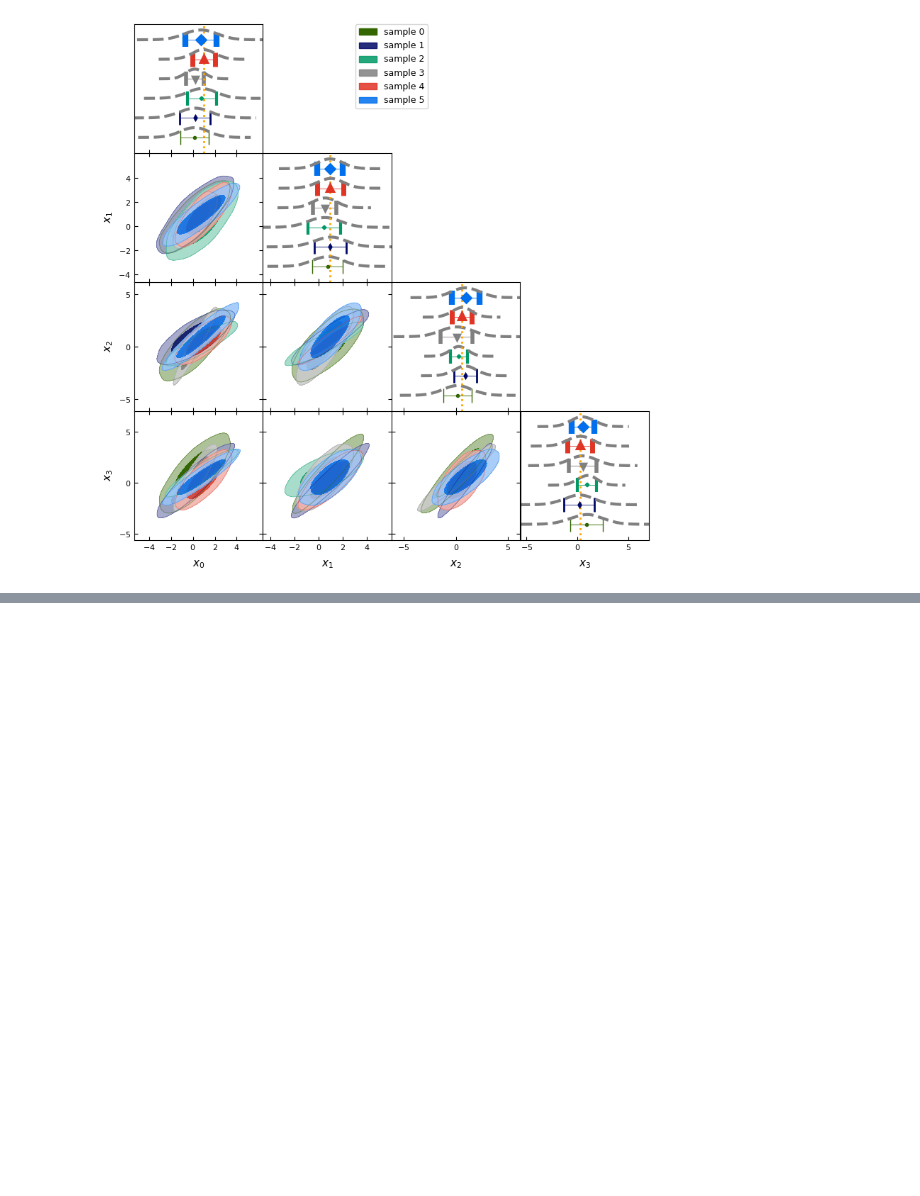
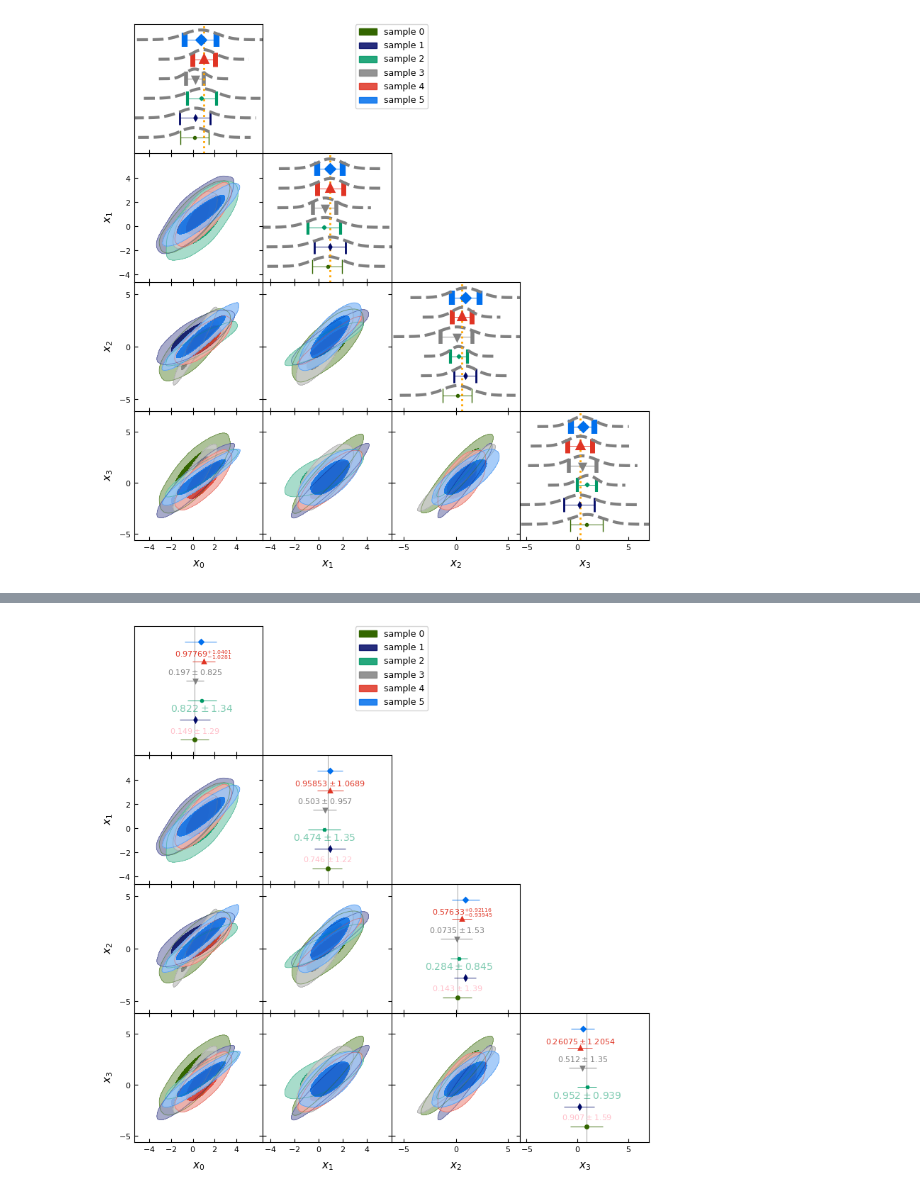
Before and after one commit to benabed/some_jupyter, a Jupyter notebook: wriangle_plot_example.ipynb, the cells around one changed output, grey strips where cells are left out. Saved outputs shown, nothing was run; the diff lists cells and outputs as text; code cells hidden in the pictures; blank space fills up the shorter version.

```diff
--- a/wriangle_plot_example.ipynb
+++ b/wriangle_plot_example.ipynb
@@ -70,0 +79,22 @@ g.triangle_plot(samples, filled=True, legend_labels = ["sample %d"%i for i in ra
+# %%
+# add mean and error
+# Do not print the second and last value
+# The first value has a special color (pink) the other one have the same color as the whisker
+# Default padding from the whisker is .2. Add more space for the first and 4th,
+# and give a negative padding for the third value so that it appears below the whisker, and set its alpha to .5
+# pick a larger font size for the thrid value
+# default is to merge the two limits if their difference is < mean(top+bottom)/10
+# change the precision for the 5th value to mean(top+bottom)/100, and use 5 significative digits
+
+g.triangle_plot(samples, filled=True, legend_labels = ["sample %d"%i for i in range(len(samples))],
+                diag1d_kwargs={"whisker":True,
+                               "whisker_ref":0,"whisker_ref_lw":.5,"whisker_ref_color":"k","whisker_ref_alpha":.5,
+                               "whisker_capsize":0,"whisker_mew":2,"whisker_marker":["o","d","x","v","^","D"],
+                               "whisker_print_mean":[True,False,True,True,True,False],"whisker_print_mean_color":["pink"],
+                               "whisker_print_mean_pad":[.3,None,-.6,.3],
+                               "whisker_print_mean_fontsize":[None,None,10],
+                               "whisker_print_mean_precision":[None, None,None,None,100],
+                               "whisker_print_mean_ndigits":[None, None,None,None,5],
+                               "whisker_print_mean_alpha":[None,None,.5]})
+# %% [output]
+[figure, added]
```
Also changed, not shown: parts of 2 cells of this notebook.
